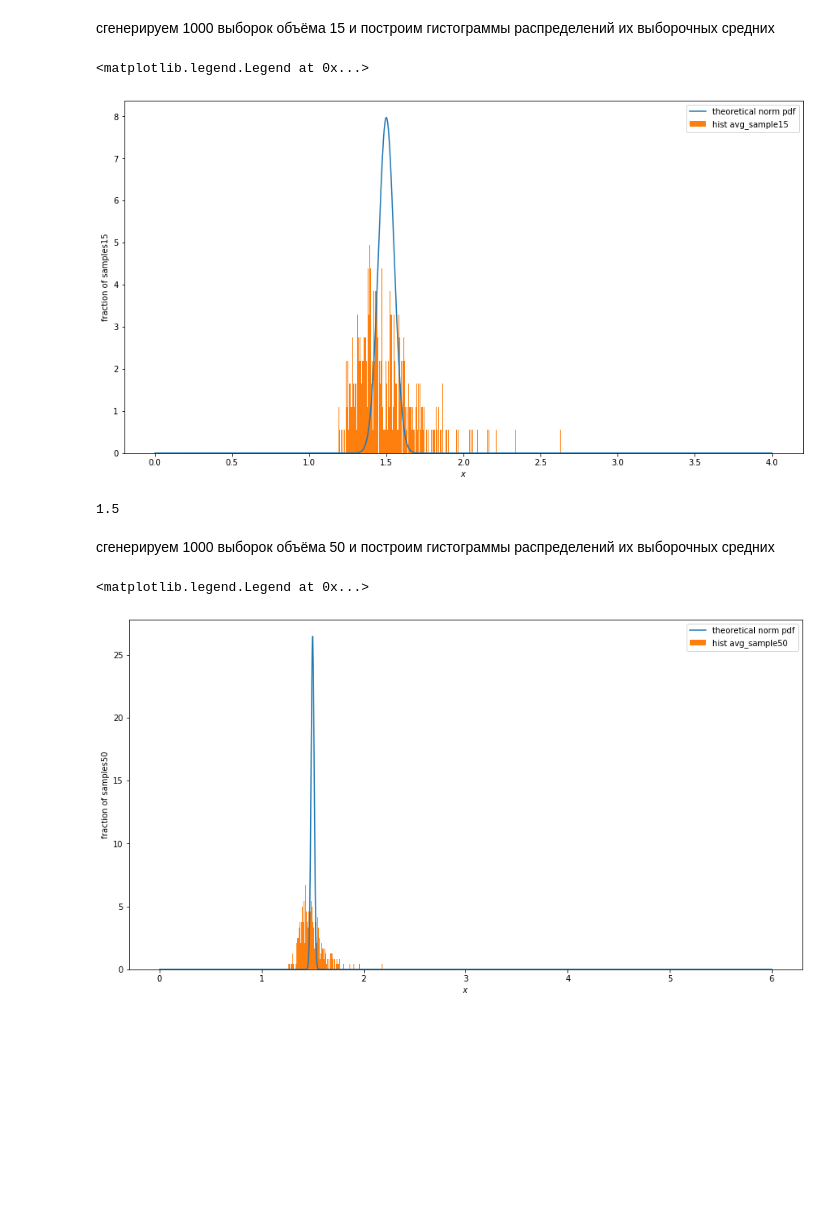
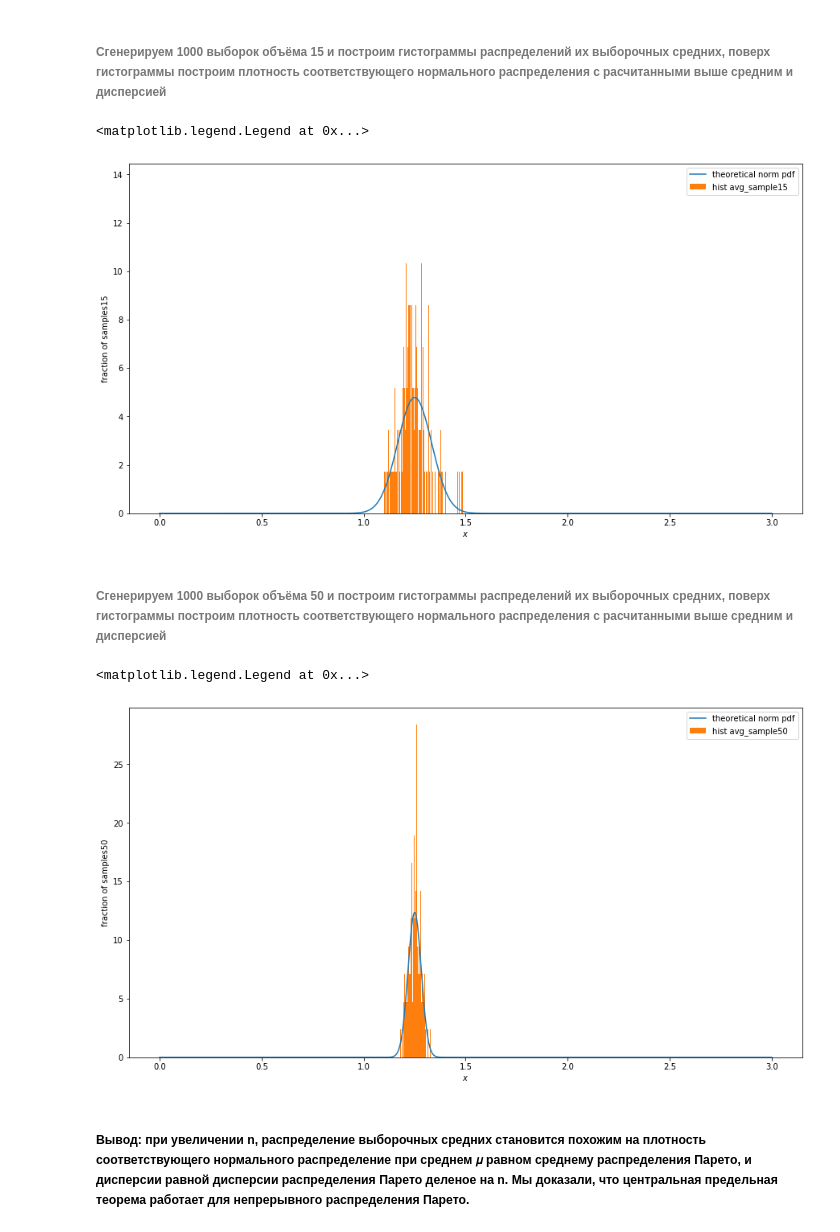
Before and after one commit to 0708pasha/ML_YANDEX, a Jupyter notebook: 1 course/4_week/ДЗ/task1.ipynb, the cells around one changed output. Drawn from its saved outputs; the diff is of its cells as text; code cells hidden in the pictures; blank space fills up the shorter version.

```diff
--- a/1 course/4_week/ДЗ/task1.ipynb
+++ b/1 course/4_week/ДЗ/task1.ipynb
@@ -13,6 +16,6 @@ warnings.simplefilter('ignore')
 Распределе́ние Паре́то в теории вероятностей — двухпараметрическое семейство абсолютно непрерывных распределений, являющихся степенными. Называется по имени Вилфредо Парето. Встречается при исследовании различных явлений, в частности, социальных, экономических, физических и других. Вне области экономики иногда называется также распределением Брэдфорда.
 # %%
-b = 3
+b = 5
 pareto = sts.pareto(b)
 sample = pareto.rvs(1000)
 # %% [markdown]
@@ -42,0 +38,13 @@ print('Среднее распределения 𝜇:', meanp, '\n'
+# %%
+meanp = pareto.mean()
+std = pareto.std()
+n5 = 5
+n15 = 15
+n50 = 100
+std5 = std/math.sqrt(n5) #при n = 5
+std15 = std/math.sqrt(n15) #при n = 15
+std50 = std/math.sqrt(n50) #при n = 50
+print('Среднее распределения 𝜇:', meanp, '\n'
+      'Стандартное отклонение при n =  5:', std5,'\n'
+     'Стандартное отклонение при n = 15:', std15,'\n'
+     'Стандартное отклонение при n = 50:', std50,'\n')
@@ -45,16 +58,14 @@ print('Среднее распределения 𝜇:', meanp, '\n'
 # %%
-n5 = 5
-norm_rv = sts.norm(meanp, disp/n5)
-pdf_norm = norm_rv.pdf(x)
+x = np.linspace(0,3, 1000)
+norm_rv5 = sts.norm(meanp, std5)
+pdf_norm5 = norm_rv5.pdf(x)
 X5 = []
 for i in range(1000):
     sample5 = pareto.rvs(n5)
     avg5 = np.mean(sample5)
     X5.append(avg5)
-
-x = np.linspace(0,6, 1000)
 plt.figure(figsize=(15, 8))
-plt.plot(x, pdf_norm, label='theoretical norm pdf')
+plt.plot(x, pdf_norm5, label='theoretical norm pdf')
 
 plt.hist(X5, normed=True, bins = 1000, label = 'hist avg_sample5')
 plt.ylabel('fraction of samples5')
@@ -70,18 +77,16 @@ meanp
 # %% [markdown]
-сгенерируем 1000 выборок объёма 15 и построим гистограммы распределений их выборочных средних
+<H6>Сгенерируем 1000 выборок объёма 15 и построим гистограммы распределений их выборочных средних, поверх гистограммы построим плотность соответствующего нормального распределения с расчитанными выше средним и дисперсией
 # %%
-n15 = 15
-norm_rv = sts.norm(meanp, disp/n15)
-pdf_norm = norm_rv.pdf(x)
+norm_rv15 = sts.norm(meanp, std15)
+pdf_norm15 = norm_rv15.pdf(x)
 X15 = []
 for i in range(1000):
     sample15 = pareto.rvs(n15)
     avg15 = np.mean(sample15)
     X15.append(avg15)
 
-x = np.linspace(0,4, 1000)
 plt.figure(figsize=(15, 8))
-plt.plot(x, pdf_norm, label='theoretical norm pdf')
+plt.plot(x, pdf_norm15, label='theoretical norm pdf')
 
 plt.hist(X15, normed=True, bins = 1000, label = 'hist avg_sample15')
 plt.ylabel('fraction of samples15')
@@ -89,31 +94,27 @@ plt.xlabel('$x$')
 plt.legend(loc='upper right')
 # %% [output]
 <matplotlib.legend.Legend at 0x...>
-[figure, old version]
+[figure, new version]
-# %%
-meanp
-# %% [output]
-1.5
 # %% [markdown]
-сгенерируем 1000 выборок объёма 50 и построим гистограммы распределений их выборочных средних
+<H6>Сгенерируем 1000 выборок объёма 50 и построим гистограммы распределений их выборочных средних, поверх гистограммы построим плотность соответствующего нормального распределения с расчитанными выше средним и дисперсией
 # %%
-n50 = 50
-norm_rv = sts.norm(meanp, disp/n50)
-pdf_norm = norm_rv.pdf(x)
+norm_rv50 = sts.norm(meanp, std50)
+pdf_norm50 = norm_rv50.pdf(x)
 X50 = []
 for i in range(1000):
     sample50 = pareto.rvs(n50)
     avg50 = np.mean(sample50)
     X50.append(avg50)
 
-x = np.linspace(0,6, 1000)
 plt.figure(figsize=(15, 8))
-plt.plot(x, pdf_norm, label='theoretical norm pdf')
+plt.plot(x, pdf_norm50, label='theoretical norm pdf',)
 
 plt.hist(X50, normed=True, bins = 1000, label = 'hist avg_sample50')
 plt.ylabel('fraction of samples50')
 plt.xlabel('$x$')
 plt.legend(loc='upper right')
 # %% [output]
 <matplotlib.legend.Legend at 0x...>
-[figure, old version]
+[figure, new version]
+# %% [markdown]
+<H5> Вывод: при увеличении n, распределение выборочных средних становится похожим на плотность соответствующего нормального распределение при среднем 𝜇 равном среднему распределения Парето, и дисперсии равной дисперсии распределения Парето деленое на n. Мы доказали, что центральная предельная теорема работает для непрерывного распределения Парето.
```
Also changed, not shown: parts of 12 cells of this notebook, 2 other files.
